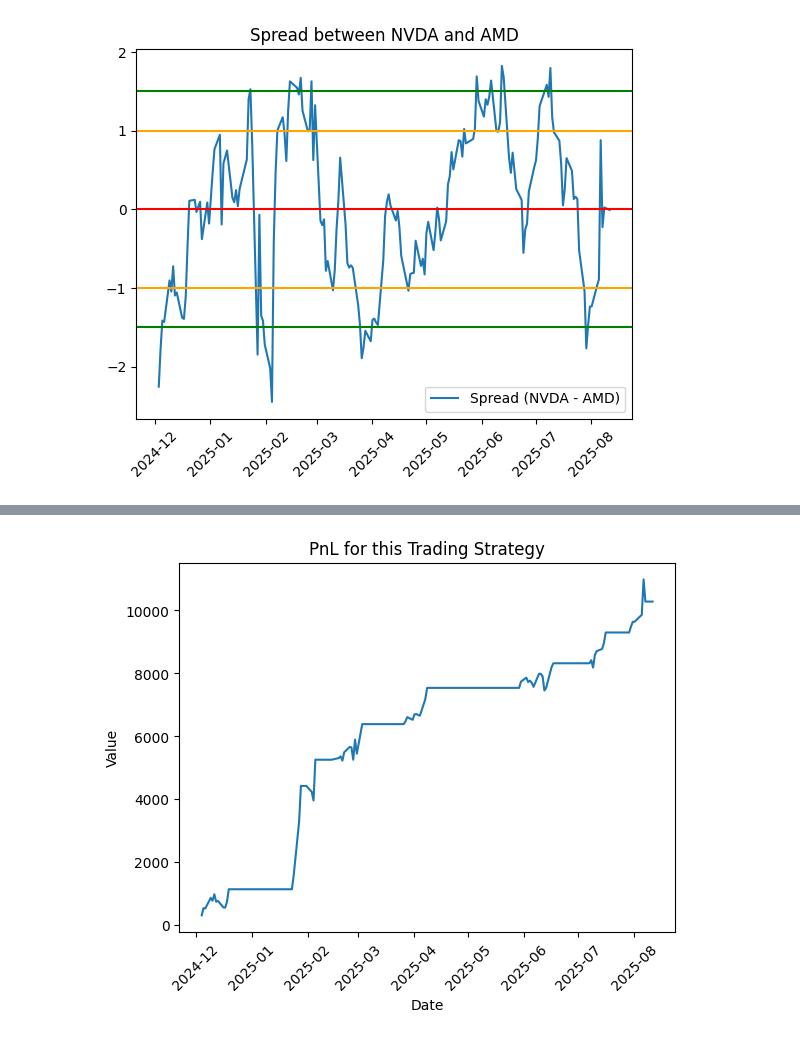
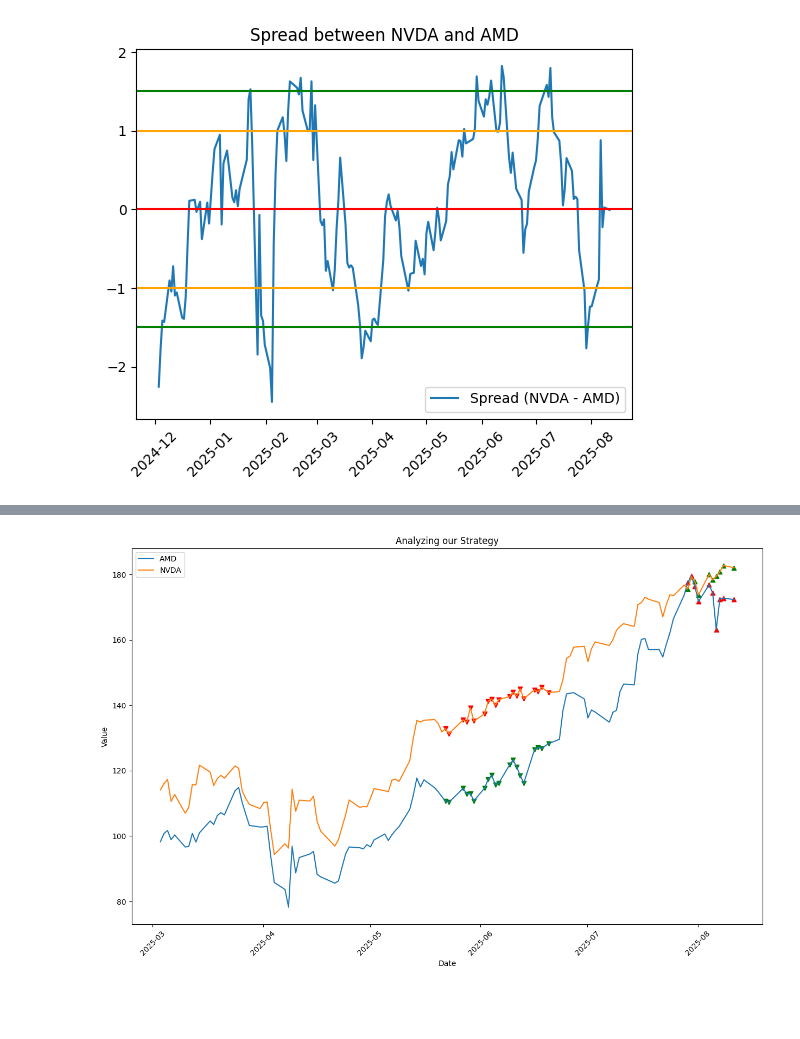
Before and after one commit to alexmcmullen80/Pairs-Trading, a Jupyter notebook: spread-trading.ipynb, the cells around one changed output, grey strips where cells are left out. Cells and saved outputs as stored; diff of their text form; code cells hidden in the pictures; blank space fills up the shorter version.

Commit message:
printed results of trading strategy

```diff
--- a/spread-trading.ipynb
+++ b/spread-trading.ipynb
@@ -143,10 +143,24 @@ plt.xticks(rotation=45)
 plt.show()
 # %% [output]
 [figure]
+# %%
+#smooth the spread over last 5 days average
+spread_5_mean = spread.rolling(5).mean()
+#since we can't know the future means and stds, we will use the last 60 days
+spread_60_mean = spread.rolling(60).mean()
+spread_60_std = spread.rolling(60).std()
+z_score_60_5 = (spread_5_mean - spread_60_mean) / spread_60_std
+
+
+# plt.plot(df.index, z_score_60_5, label = 'Spread Rolling')
+# plt.plot(df.index, spread_normalized, label = 'Spread All')
+# plt.legend()
+# plt.xticks(rotation=45)
+# plt.show()
 # %%
-
-trades = pd.DataFrame(spread_normalized, columns=['zscore'])
-spread = pd.DataFrame(spread, columns=['spread'])
+trades = pd.DataFrame(z_score_60_5, columns=['zscore'])
+trades = trades[trades['zscore'].notnull()]
+# spread = pd.DataFrame(spread, columns=['spread'])
 trades['longs'] = trades['zscore'] < -1.5
 trades['shorts'] = trades['zscore'] > 1.5
 trades['exits'] = abs(trades['zscore']) < 0.5
@@ -155,9 +169,10 @@ trades['position'] = np.nan
 trades.loc[trades['longs'], 'position'] = 1
 trades.loc[trades['shorts'], 'position'] = -1
 trades.loc[trades['exits'], 'position'] = 0
-trades['position'] = trades['position'].ffill()
+trades['position'] = trades['position'].ffill().fillna(0)
+print(trades)
 
-trades = pd.merge(trades, df, left_index=True, right_index=True)
+trades = pd.merge(trades, df, how = 'left', left_index=True, right_index=True)
 
 longs = trades[trades['position'] == 1]
 shorts = trades[trades['position'] == -1]
@@ -166,26 +181,20 @@ shorts = trades[trades['position'] == -1]
 # trades['pnl'] = trades['position'].shift(1) * trades['spread_ret']
 # trades['cum_pnl'] = trades['pnl'].cumsum()
 
+plt.figure(figsize=(15,9))
 plt.plot(trades.index, trades['AMD'], label='AMD')
 plt.plot(trades.index, trades['NVDA'], label='NVDA')
 
-plt.scatter(longs.index, longs['NVDA'], color='green', marker='^', s=100)
-plt.scatter(shorts.index, shorts['NVDA'], color='red', marker='v', s=100)
+plt.scatter(longs.index, longs['NVDA'], color='green', marker='^')
+plt.scatter(shorts.index, shorts['NVDA'], color='red', marker='v')
 
-plt.scatter(longs.index, longs['AMD'], color='green', marker='^', s=100)
-plt.scatter(shorts.index, shorts['AMD'], color='red', marker='v', s=100)
+plt.scatter(longs.index, longs['AMD'], color='red', marker='^')
+plt.scatter(shorts.index, shorts['AMD'], color='green', marker='v')
 
 plt.xlabel('Date')
 plt.ylabel('Value')
-plt.title('PnL for this Trading Strategy')
+plt.title('Analyzing our Strategy')
 plt.xticks(rotation=45)
 plt.legend()
 plt.show()
-
-
-plt.xlabel('Date')
-plt.ylabel('Value')
-plt.title('PnL for this Trading Strategy')
-plt.xticks(rotation=45)
-plt.show()
 # %% [output]
@@ -192 +216 @@ plt.show()
-[figure, old version]
+[figure, new version]
```
Also changed, not shown: parts of 2 cells of this notebook.
